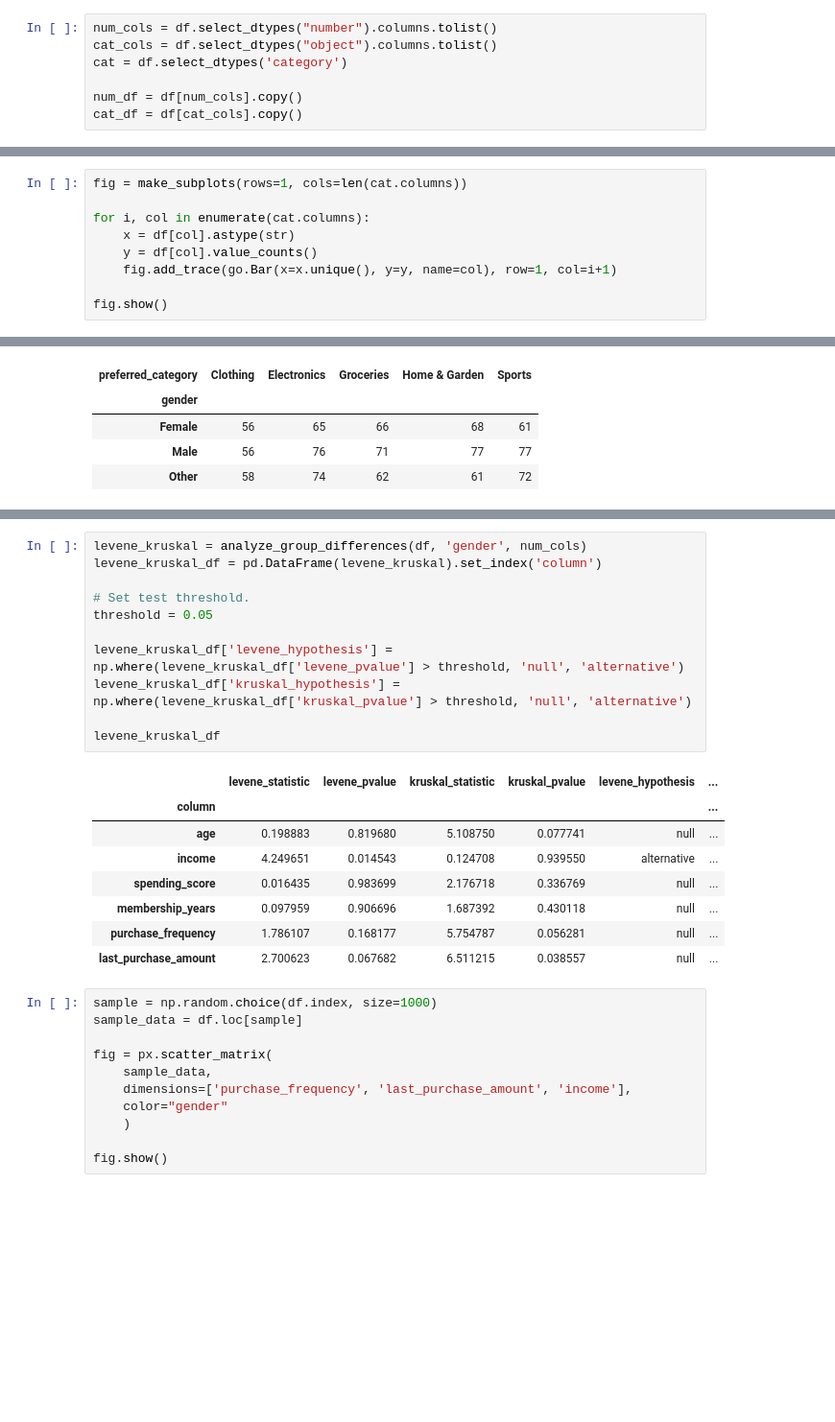
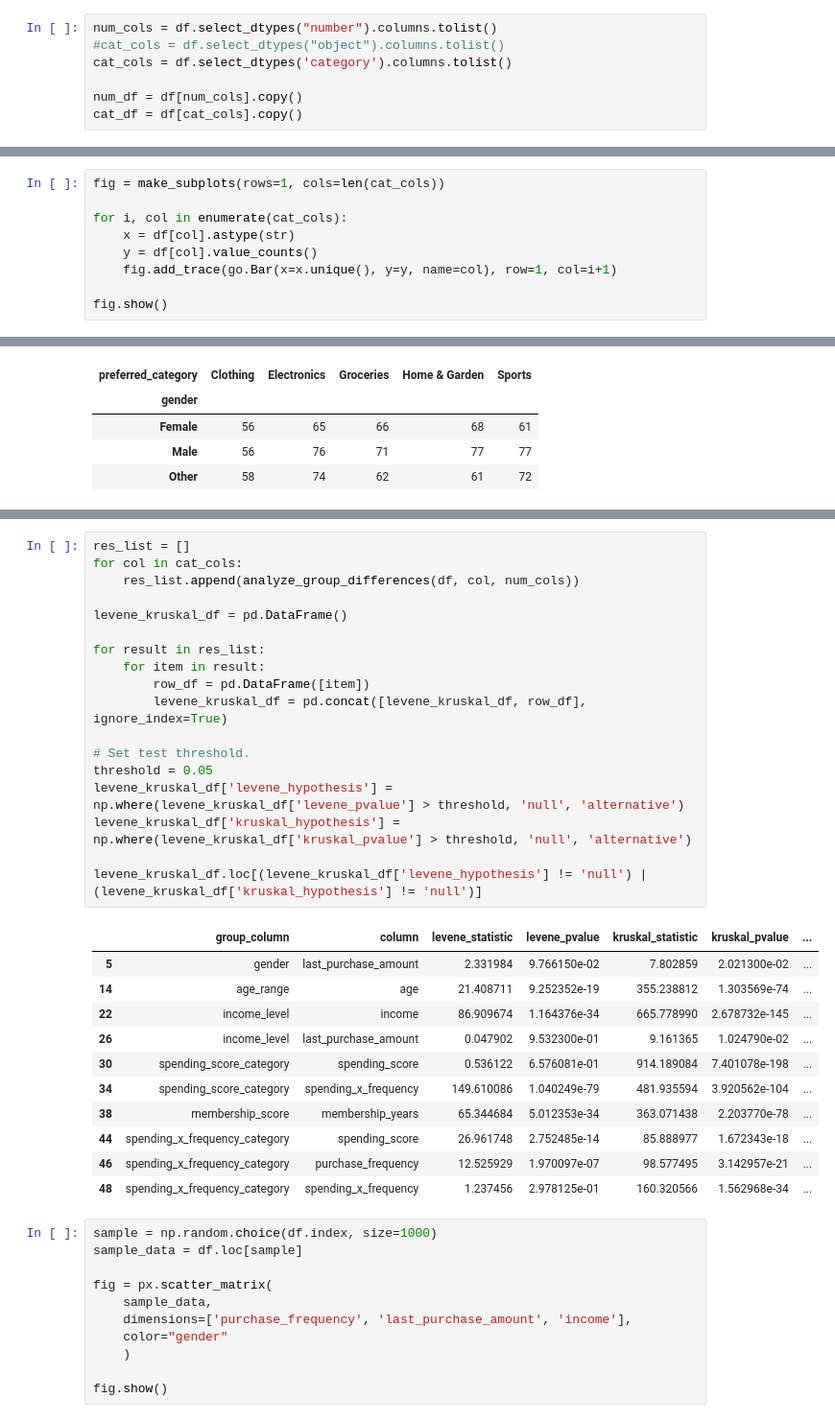
Before and after one commit to aldillon88/customer-segmentation, a Jupyter notebook: notebooks/eda.ipynb, the cells around one changed output, grey strips where cells are left out. Shown: that part at 96% size. Saved outputs shown, nothing was run; the diff lists cells and outputs as text; blank space fills up the shorter version.

```diff
--- a/notebooks/eda.ipynb
+++ b/notebooks/eda.ipynb
@@ -107,17 +102,17 @@ dtype: object
 ### Step 2: Split the data into numerical and categorical dataframes
 # %%
 num_cols = df.select_dtypes("number").columns.tolist()
-cat_cols = df.select_dtypes("object").columns.tolist()
-cat = df.select_dtypes('category')
+#cat_cols = df.select_dtypes("object").columns.tolist()
+cat_cols = df.select_dtypes('category').columns.tolist()
 
 num_df = df[num_cols].copy()
 cat_df = df[cat_cols].copy()
 # %% [markdown]
 ### Step 3: Visualize univariate data.
 # %%
-fig = make_subplots(rows=1, cols=len(cat.columns))
+fig = make_subplots(rows=1, cols=len(cat_cols))
 
-for i, col in enumerate(cat.columns):
+for i, col in enumerate(cat_cols):
     x = df[col].astype(str)
     y = df[col].value_counts()
     fig.add_trace(go.Bar(x=x.unique(), y=y, name=col), row=1, col=i+1)
@@ -210,23 +175,33 @@ levene_kruskal_df
-# %%
-levene_kruskal = analyze_group_differences(df, 'gender', num_cols)
-levene_kruskal_df = pd.DataFrame(levene_kruskal).set_index('column')
-
-# Set test threshold.
-threshold = 0.05
-
-levene_kruskal_df['levene_hypothesis'] = np.where(levene_kruskal_df['levene_pvalue'] > threshold, 'null', 'alternative')
-levene_kruskal_df['kruskal_hypothesis'] = np.where(levene_kruskal_df['kruskal_pvalue'] > threshold, 'null', 'alternative')
-
-levene_kruskal_df
-# %% [output]
-|  | levene_statistic | levene_pvalue | kruskal_statistic | kruskal_pvalue | levene_hypothesis | ... |
-| column |  |  |  |  |  | ... |
-| age | 0.198883 | 0.819680 | 5.108750 | 0.077741 | null | ... |
-| income | 4.249651 | 0.014543 | 0.124708 | 0.939550 | alternative | ... |
-| spending_score | 0.016435 | 0.983699 | 2.176718 | 0.336769 | null | ... |
-| membership_years | 0.097959 | 0.906696 | 1.687392 | 0.430118 | null | ... |
-| purchase_frequency | 1.786107 | 0.168177 | 5.754787 | 0.056281 | null | ... |
-| last_purchase_amount | 2.700623 | 0.067682 | 6.511215 | 0.038557 | null | ... |
+# %%
+res_list = []
+for col in cat_cols:
+    res_list.append(analyze_group_differences(df, col, num_cols))
+
+levene_kruskal_df = pd.DataFrame()
+
+for result in res_list:
+    for item in result:
+        row_df = pd.DataFrame([item])
+        levene_kruskal_df = pd.concat([levene_kruskal_df, row_df], ignore_index=True)
+
+# Set test threshold.
+threshold = 0.05
+levene_kruskal_df['levene_hypothesis'] = np.where(levene_kruskal_df['levene_pvalue'] > threshold, 'null', 'alternative')
+levene_kruskal_df['kruskal_hypothesis'] = np.where(levene_kruskal_df['kruskal_pvalue'] > threshold, 'null', 'alternative')
+
+levene_kruskal_df.loc[(levene_kruskal_df['levene_hypothesis'] != 'null') | (levene_kruskal_df['kruskal_hypothesis'] != 'null')]
+# %% [output]
+|  | group_column | column | levene_statistic | levene_pvalue | kruskal_statistic | kruskal_pvalue | ... |
+| 5 | gender | last_purchase_amount | 2.331984 | 9.766150e-02 | 7.802859 | 2.021300e-02 | ... |
+| 14 | age_range | age | 21.408711 | 9.252352e-19 | 355.238812 | 1.303569e-74 | ... |
+| 22 | income_level | income | 86.909674 | 1.164376e-34 | 665.778990 | 2.678732e-145 | ... |
+| 26 | income_level | last_purchase_amount | 0.047902 | 9.532300e-01 | 9.161365 | 1.024790e-02 | ... |
+| 30 | spending_score_category | spending_score | 0.536122 | 6.576081e-01 | 914.189084 | 7.401078e-198 | ... |
+| 34 | spending_score_category | spending_x_frequency | 149.610086 | 1.040249e-79 | 481.935594 | 3.920562e-104 | ... |
+| 38 | membership_score | membership_years | 65.344684 | 5.012353e-34 | 363.071438 | 2.203770e-78 | ... |
+| 44 | spending_x_frequency_category | spending_score | 26.961748 | 2.752485e-14 | 85.888977 | 1.672343e-18 | ... |
+| 46 | spending_x_frequency_category | purchase_frequency | 12.525929 | 1.970097e-07 | 98.577495 | 3.142957e-21 | ... |
+| 48 | spending_x_frequency_category | spending_x_frequency | 1.237456 | 2.978125e-01 | 160.320566 | 1.562968e-34 | ... |
 # %%
 sample = np.random.choice(df.index, size=1000)
 sample_data = df.loc[sample]
```
Also changed, not shown: parts of 6 cells of this notebook, 1 other file.
